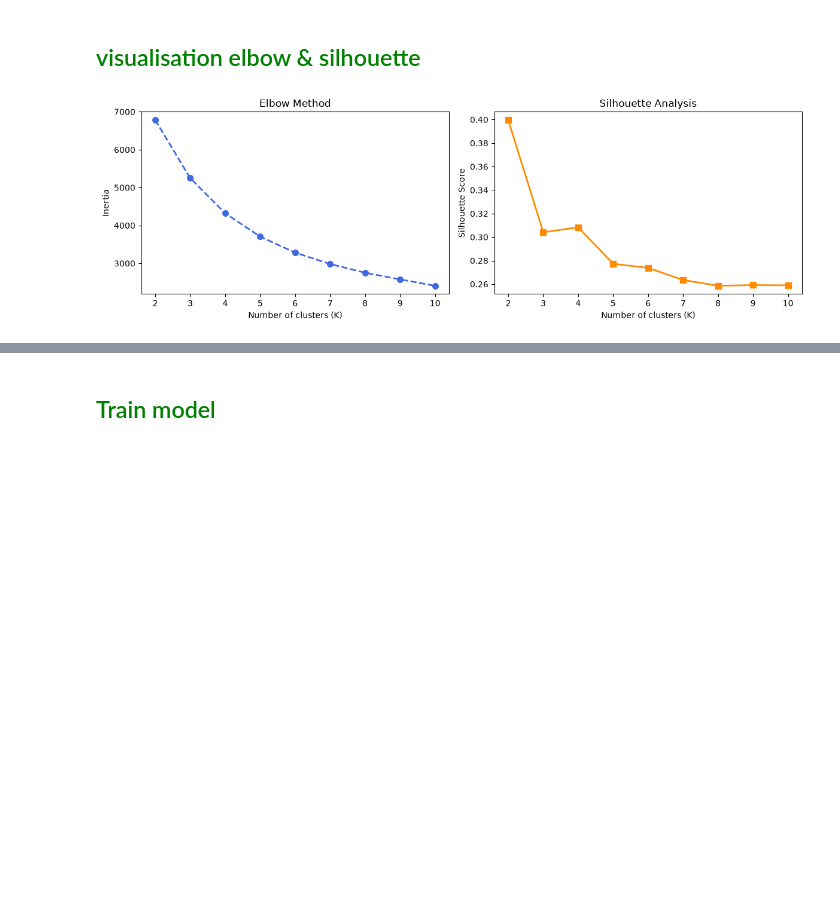
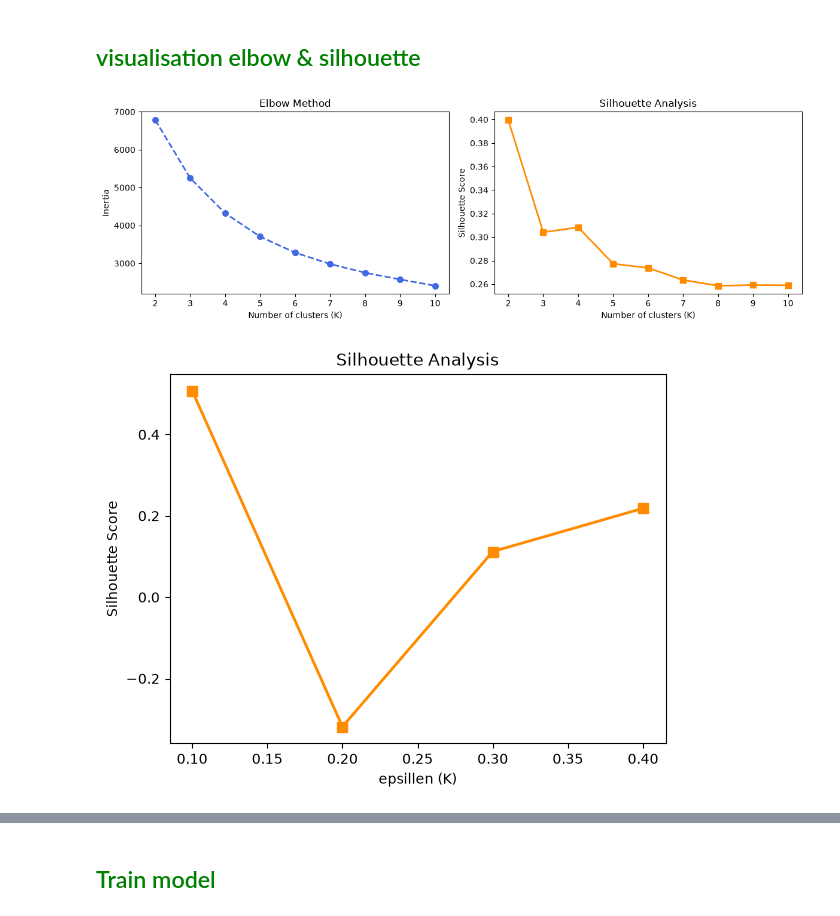
Before and after one commit to zennouh/classification-project, a Jupyter notebook: work.ipynb, the cells around one changed output, grey strips where cells are left out. Cells and saved outputs as stored; diff of their text form; code cells hidden in the pictures; blank space fills up the shorter version.

```diff
--- a/work.ipynb
+++ b/work.ipynb
@@ -170,15 +153,3 @@ to_log1p()
-# %%
-from sklearn.preprocessing import StandardScaler
-
-features = ["frequence", "recency", "montary"]
-scaler = StandardScaler()
-
-X = scaler.fit_transform(df_clients_rfm[features])
-
-
-df_clients_rfm["recency"]= X[:, 0]
-df_clients_rfm["frequence"] = X[:, 1]
-df_clients_rfm["montary"] = X[:, 2]
 # %% [markdown]
 ## <font color="green">visualisation elbow & silhouette</font>
 # %%
@@ -186,8 +157,14 @@ df_clients_rfm["montary"] = X[:, 2]
 from sklearn.cluster import KMeans
 from sklearn.metrics import silhouette_score
 import numpy as np
+import pandas as pd
+from sklearn.preprocessing import StandardScaler as Scaler
 import matplotlib.pyplot as plt
 
+
+feature_names = ["frequence", "recency", "montary"]
+x_log = np.log1p(df_clients_rfm[feature_names])
+X = Scaler().fit_transform(x_log)
 
 def kmean():
     inertias = []
@@ -259,3 +236,71 @@ def visualize_elbow_silhouette(ks, inertias, sil_scores):
 kmean()
 # %% [output]
 [figure]
+# %%
+from sklearn.cluster import DBSCAN
+from sklearn.metrics import silhouette_score
+# import numpy as np
+
+def dbscan(eps):
+    db = DBSCAN(eps= eps, min_samples= 10)
+    db.fit(X)
+    return db
+
+def choise_eps_silhouette():
+    epsilons = [0.1, 0.2, 0.3, 0.4]
+    sil_score = []
+    labels_counts = []
+    noises = []
+    for eps in epsilons:
+        db = dbscan(eps)
+        labels = db.labels_
+
+        _noise_labels_ = labels[labels == -1]
+        valid_labels = labels[labels != -1]
+        valid_X = X[labels != -1]
+
+        _label_counts_ = len(set(valid_labels))
+
+        if 2 <= _label_counts_ <= len(valid_X) - 1:
+            score = silhouette_score(valid_X, valid_labels)
+        else:
+            score = np.nan
+
+        noises.append((_noise_labels_.size *100 ) /labels.size )
+        labels_counts.append(_label_counts_)
+        sil_score.append(score)
+
+    visualize_silhouette(epsilons, sil_score)
+
+    comparaison_data = pd.DataFrame({
+        "eps": epsilons,
+        "noise": noises,
+        "labels_count": labels_counts,
+        "sil_score": sil_score
+    })
+
+    return comparaison_data;
+
+
+def visualize_silhouette(ks, sil_scores):
+
+        plt.plot(
+            ks,
+            sil_scores,
+            color="darkorange",
+            marker="s",
+            linestyle="-",
+            linewidth=2,
+            markersize=7
+        )
+
+        plt.xlabel("epsillen (K)")
+        plt.ylabel("Silhouette Score")
+        plt.title("Silhouette Analysis")
+
+        # plt.tight_layout()
+        plt.show()
+
+choise_eps_silhouette()
+# %% [output]
+[figure, added]
```
Also changed, not shown: parts of 28 cells of this notebook, 5 other files.
